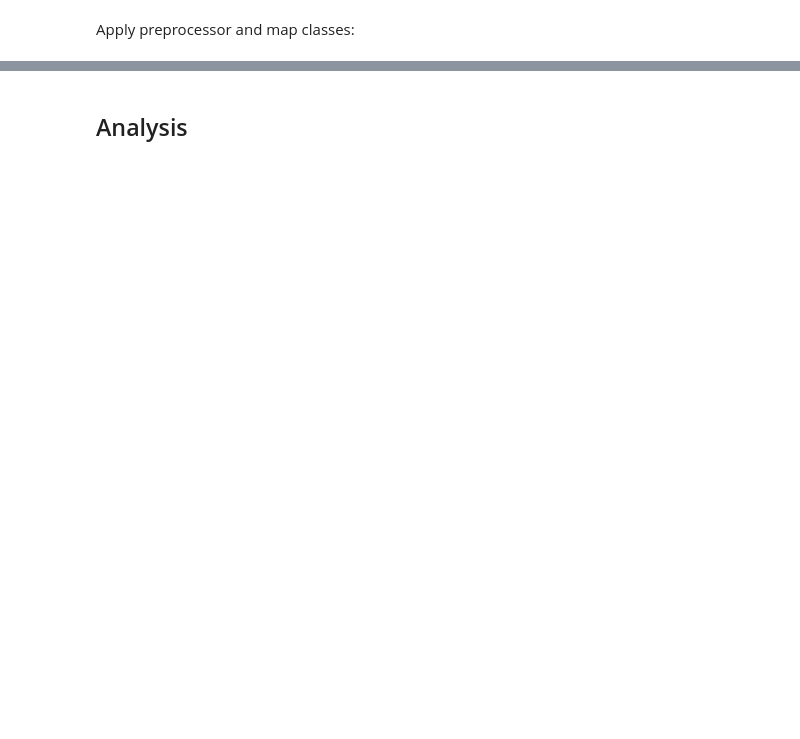
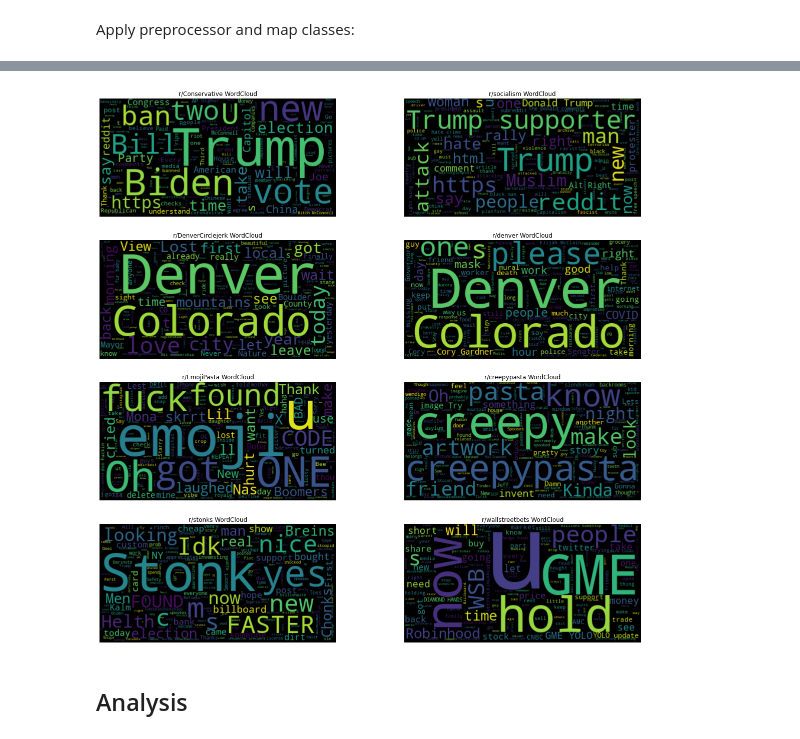
Before and after one commit to jeniscool/tools1-final-project, a Jupyter notebook: project-notebook.ipynb, the cells around one changed output, grey strips where cells are left out. Drawn from its saved outputs; the diff is of its cells as text; code cells hidden in the pictures; blank space fills up the shorter version.

```diff
--- a/project-notebook.ipynb
+++ b/project-notebook.ipynb
@@ -123,2 +124,86 @@ df.head()
+# %%
+from wordcloud import WordCloud
+import matplotlib.pyplot as plt
+
+def lumpText(text_array):
+    lump = ""
+    for i in text_array:
+        for j in i:
+            lump += j + " "
+    return lump
+
+subreddits = [['Conservative', 'socialism'],
+              ['DenverCirclejerk', 'denver'],
+              ['EmojiPasta', 'creepypasta'],
+              ['stonks', 'wallstreetbets']]
+# %%
+# Note: can add `max_font_size=40` to display more words
+
+# ['Conservative', 'socialism']
+conservative_text = lumpText(df.loc[df["subreddit"] == "Conservative"][["Post Title", "Post Text"]].values)
+conservative_wordcloud = WordCloud().generate(conservative_text)
+
+socialism_text = lumpText(df.loc[df["subreddit"] == "socialism"][["Post Title", "Post Text"]].values)
+socialism_wordcloud = WordCloud().generate(socialism_text)
+
+# ['DenverCirclejerk', 'denver']
+denverCirclejerk_text = lumpText(df.loc[df["subreddit"] == "DenverCirclejerk"][["Post Title", "Post Text"]].values)
+denverCirclejerk_wordcloud = WordCloud().generate(denverCirclejerk_text)
+
+denver_text = lumpText(df.loc[df["subreddit"] == "denver"][["Post Title", "Post Text"]].values)
+denver_wordcloud = WordCloud().generate(denver_text)
+
+# ['EmojiPasta', 'creepypasta']
+emojiPasta_text = lumpText(df.loc[df["subreddit"] == "EmojiPasta"][["Post Title", "Post Text"]].values)
+emojiPasta_wordcloud = WordCloud().generate(emojiPasta_text)
+
+creepypasta_text = lumpText(df.loc[df["subreddit"] == "creepypasta"][["Post Title", "Post Text"]].values)
+creepypasta_wordcloud = WordCloud().generate(creepypasta_text)
+
+# ['stonks', 'wallstreetbets']
+stonks_text = lumpText(df.loc[df["subreddit"] == "stonks"][["Post Title", "Post Text"]].values)
+stonks_wordcloud = WordCloud().generate(stonks_text)
+
+wallstreetbets_text = lumpText(df.loc[df["subreddit"] == "wallstreetbets"][["Post Title", "Post Text"]].values)
+wallstreetbets_wordcloud = WordCloud().generate(wallstreetbets_text)
+
+fig,ax=plt.subplots(4, 2, figsize=(20,20),num=1)
+
+# display the generated wordclouds
+ax[0][0].imshow(conservative_wordcloud, interpolation="bilinear")
+ax[0][0].set_title("r/Conservative WordCloud")
+ax[0][0].axis("off")
+
+ax[0][1].imshow(socialism_wordcloud, interpolation="bilinear")
+ax[0][1].set_title("r/socialism WordCloud")
+ax[0][1].axis("off")
+
+ax[1][0].imshow(denverCirclejerk_wordcloud, interpolation="bilinear")
+ax[1][0].set_title("r/DenverCirclejerk WordCloud")
+ax[1][0].axis("off")
+
+ax[1][1].imshow(denver_wordcloud, interpolation="bilinear")
+ax[1][1].set_title("r/denver WordCloud")
+ax[1][1].axis("off")
+
+ax[2][0].imshow(emojiPasta_wordcloud, interpolation="bilinear")
+ax[2][0].set_title("r/EmojiPasta WordCloud")
+ax[2][0].axis("off")
+
+ax[2][1].imshow(creepypasta_wordcloud, interpolation="bilinear")
+ax[2][1].set_title("r/creepypasta WordCloud")
+ax[2][1].axis("off")
+
+ax[3][0].imshow(stonks_wordcloud, interpolation="bilinear")
+ax[3][0].set_title("r/stonks WordCloud")
+ax[3][0].axis("off")
+
+ax[3][1].imshow(wallstreetbets_wordcloud, interpolation="bilinear")
+ax[3][1].set_title("r/wallstreetbets WordCloud")
+ax[3][1].axis("off")
+
+plt.show()
+# %% [output]
+[figure, added]
 # %% [markdown]
 ## Analysis
```
Also changed, not shown: parts of 21 cells of this notebook, 4 other files.
